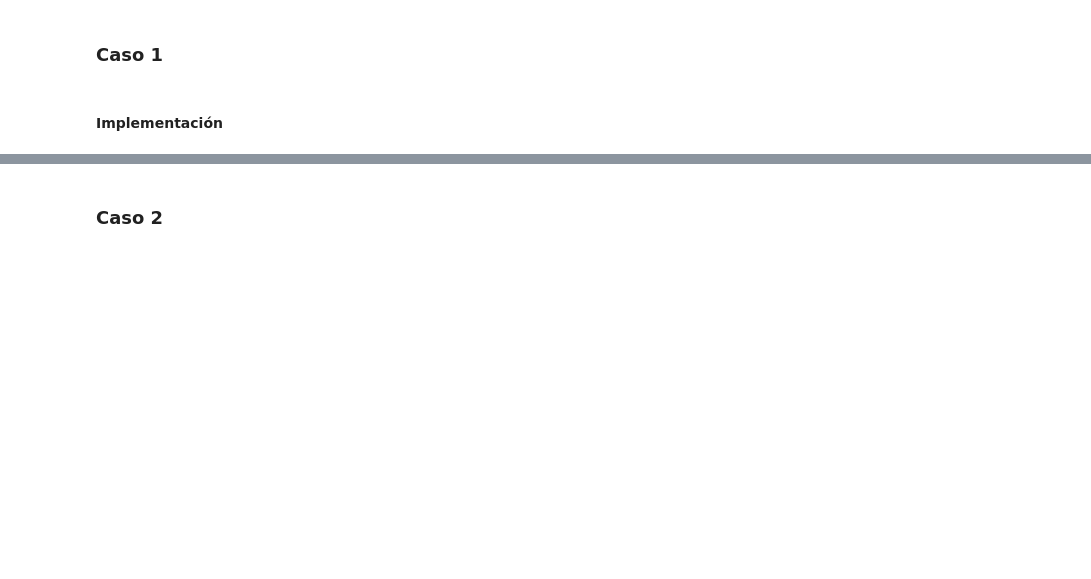
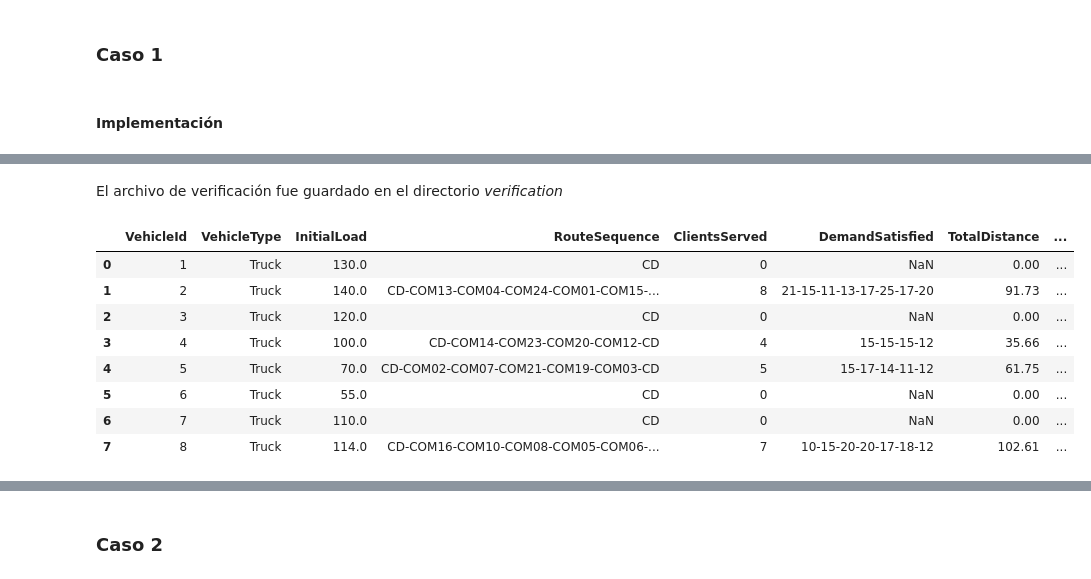
Before and after one commit to Proyectos-MOS/Proyecto-Etapa-3, a Jupyter notebook: notebook.ipynb, the cells around one changed output, grey strips where cells are left out. Drawn from its saved outputs; the diff is of its cells as text; code cells hidden in the pictures; blank space fills up the shorter version.

```diff
--- a/notebook.ipynb
+++ b/notebook.ipynb
@@ -460 +471,19 @@ Writing problem data to 'C:\Users\57314\AppData\Local\Temp\tmpzbudnfzu.glpk.glp'
+# %% [markdown]
+El archivo de verificación fue guardado en el directorio *verification*
+# %%
+import pandas as pd
+from IPython.display import display
+
+df = pd.read_csv("verification/verification_case1.csv")
+display(df)
+# %% [output]
+|  | VehicleId | VehicleType | InitialLoad | RouteSequence | ClientsServed | DemandSatisfied | TotalDistance | ... |
+| 0 | 1 | Truck | 130.0 | CD | 0 | NaN | 0.00 | ... |
+| 1 | 2 | Truck | 140.0 | CD-COM13-COM04-COM24-COM01-COM15-... | 8 | 21-15-11-13-17-25-17-20 | 91.73 | ... |
+| 2 | 3 | Truck | 120.0 | CD | 0 | NaN | 0.00 | ... |
+| 3 | 4 | Truck | 100.0 | CD-COM14-COM23-COM20-COM12-CD | 4 | 15-15-15-12 | 35.66 | ... |
+| 4 | 5 | Truck | 70.0 | CD-COM02-COM07-COM21-COM19-COM03-CD | 5 | 15-17-14-11-12 | 61.75 | ... |
+| 5 | 6 | Truck | 55.0 | CD | 0 | NaN | 0.00 | ... |
+| 6 | 7 | Truck | 110.0 | CD | 0 | NaN | 0.00 | ... |
+| 7 | 8 | Truck | 114.0 | CD-COM16-COM10-COM08-COM05-COM06-... | 7 | 10-15-20-20-17-18-12 | 102.61 | ... |
 # %% [markdown]
```
Also changed, not shown: parts of 24 cells of this notebook, 2 other files.
